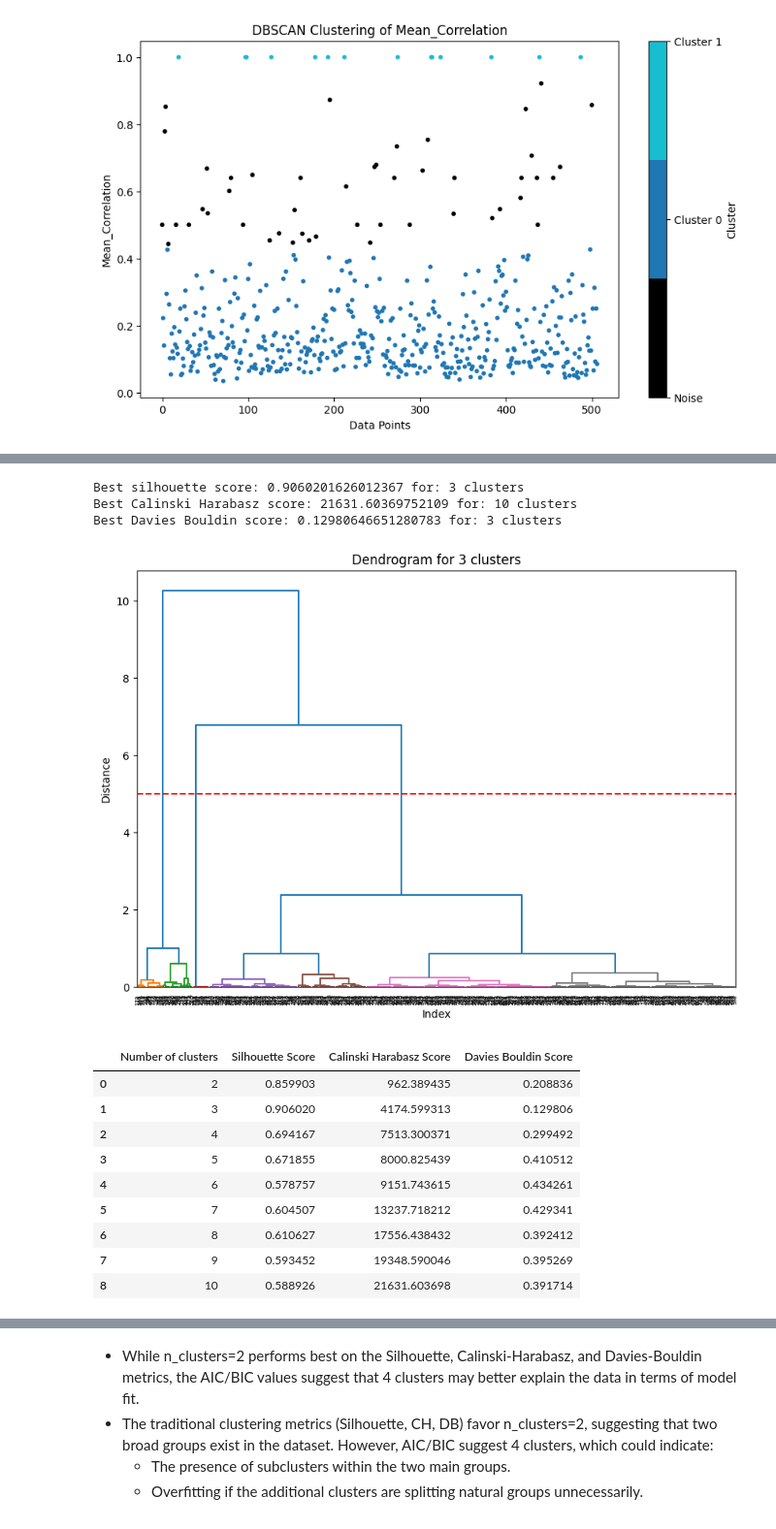
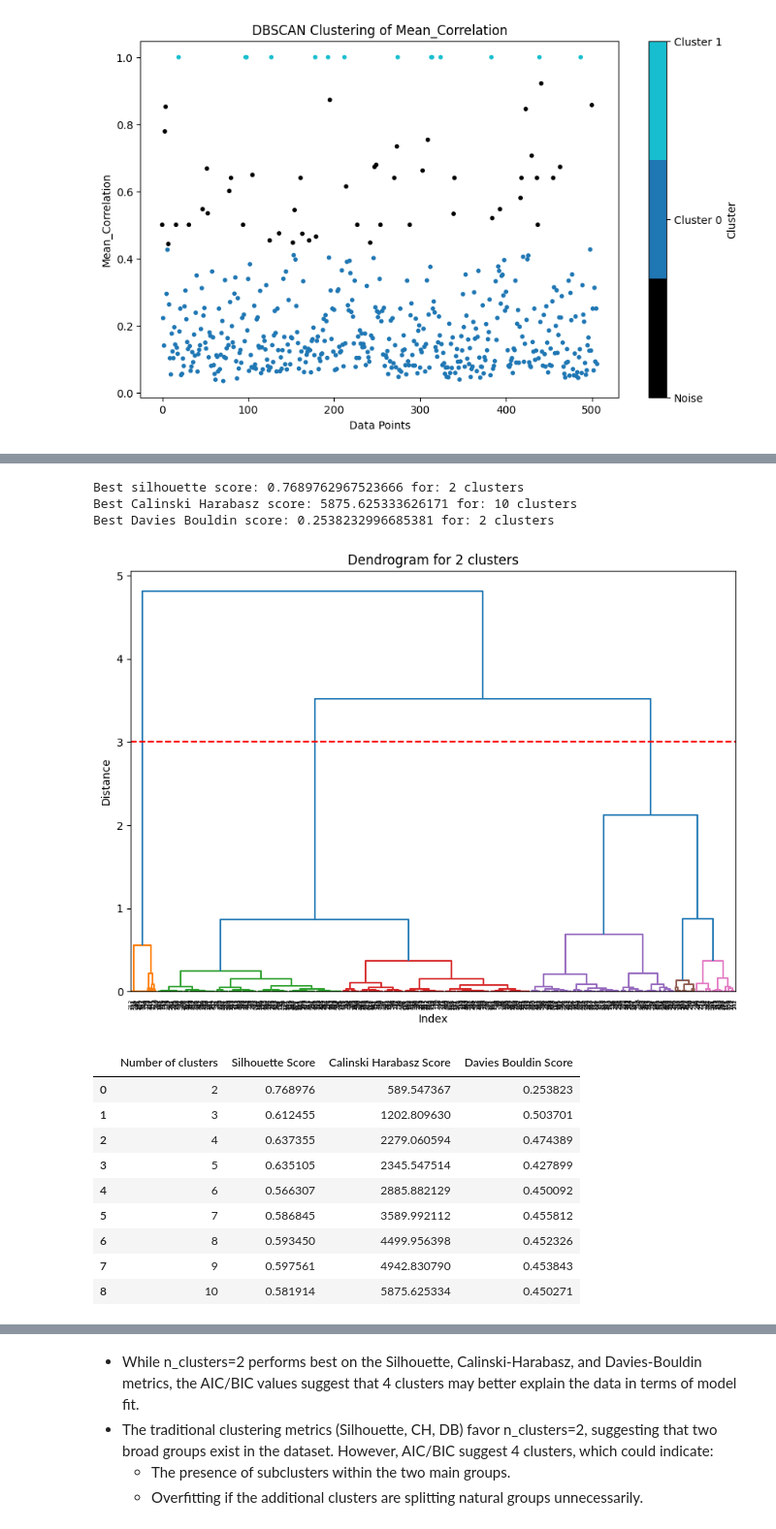
Before and after one commit to killica/Cluster-analysis-of-epigenome, a Jupyter notebook: ClusterAnalysisOfEpigenome.ipynb, the cells around one changed output, grey strips where cells are left out. Shown at 97% size. Cells and saved outputs as stored; diff of their text form; code cells hidden in the pictures.

```diff
--- a/ClusterAnalysisOfEpigenome.ipynb
+++ b/ClusterAnalysisOfEpigenome.ipynb
@@ -540,4 +628,7 @@ Best Log-Likelihood: 35586.5643 at {'n_clusters': 13}
 # %%
+# Input file:
+beta_values = pd.read_csv('beta_values.csv')
+
 # Apply Spectral Clustering for different number of clusters, searching for the most optimal one
 best_silhouette = -1
 optimal_silhouette = None # optimal number of clusters
@@ -579,4 +673,7 @@ Best Davies-Bouldin Score: 0.6350 Number of clusters: 9
 # %%
+# Input file
+beta_values = pd.read_csv('beta_values.csv')
+
 pca = PCA(n_components=2)  # Reduce to 2 components for visualization
 principal_components = pca.fit_transform(beta_values)
 explained_variance = pca.explained_variance_ratio_
@@ -746,4 +870,7 @@ regions_df.head()
 # %%
+# Input file
+regions_df = pd.read_csv('regions_df.csv')
+
 max_clusters = 10
 inertias = []
 silhouette_scores = []
@@ -798,4 +931,7 @@ Considering the above elbow graph, we can say that optimal number of clusters (w
 # %%
+# Input file
+regions_df = pd.read_csv('regions_df.csv')
+
 # Finding optimal eps using Distance Curve
 neigh = NearestNeighbors(n_neighbors=2)
 neigh.fit(regions_df)
@@ -930,4 +1074,7 @@ plt.show()
 # %%
+# Input file
+regions_df = pd.read_csv('regions_df.csv')
+
 data_values = regions_df.values
 
 # Using ward method to create linked data
@@ -946,46 +1093,46 @@ for n_clusters in range(2, max_clusters + 1):
     calinski_scores.append((n_clusters, cal))
     dav = davies_bouldin_score(data_values, clusters)
     davies_scores.append((n_clusters, dav))
 
 best_n_clusters_sil, best_silhouette_score = max(silhouette_scores, key=lambda x: x[1])
 best_n_clusters_cal, best_calinski_score = max(calinski_scores, key=lambda x: x[1])
 best_n_clusters_dav, best_davies_score = min(davies_scores, key=lambda x: x[1])
 
 print(f'Best silhouette score: {best_silhouette_score} for: {best_n_clusters_sil} clusters')
 print(f'Best Calinski Harabasz score: {best_calinski_score} for: {best_n_clusters_cal} clusters')
 print(f'Best Davies Bouldin score: {best_davies_score} for: {best_n_clusters_dav} clusters')
 
 # Dendrogram for best number of clusters - regarding silhouette
 best_clusters = fcluster(linked, t=best_n_clusters_sil, criterion='maxclust')
 plt.figure(figsize=(10, 7))
 dendrogram(linked, color_threshold=0.7)
-plt.axhline(y=5, color='r', linestyle='--')
+plt.axhline(y=3, color='r', linestyle='--')
 plt.title(f'Dendrogram for {best_n_clusters_sil} clusters')
 plt.xlabel('Index')
 plt.ylabel('Distance')
 plt.show()
 
 # Display all of the obtained metrics
 metrics_df = pd.DataFrame({
     'Number of clusters' : [i for i in range(2, max_clusters + 1)],
     'Silhouette Score': [sil[1] for sil in silhouette_scores],
     'Calinski Harabasz Score': [cal[1] for cal in calinski_scores],
     'Davies Bouldin Score': [dav[1] for dav in davies_scores]
 })
 metrics_df.head(10)
 # %% [output]
-Best silhouette score: 0.9060201626012367 for: 3 clusters
-Best Calinski Harabasz score: 21631.60369752109 for: 10 clusters
-Best Davies Bouldin score: 0.12980646651280783 for: 3 clusters
+Best silhouette score: 0.7689762967523666 for: 2 clusters
+Best Calinski Harabasz score: 5875.625333626171 for: 10 clusters
+Best Davies Bouldin score: 0.2538232996685381 for: 2 clusters
-[figure, old version]
+[figure, new version]
 |  | Number of clusters | Silhouette Score | Calinski Harabasz Score | Davies Bouldin Score |
-| 0 | 2 | 0.859903 | 962.389435 | 0.208836 |
-| 1 | 3 | 0.906020 | 4174.599313 | 0.129806 |
-| 2 | 4 | 0.694167 | 7513.300371 | 0.299492 |
-| 3 | 5 | 0.671855 | 8000.825439 | 0.410512 |
-| 4 | 6 | 0.578757 | 9151.743615 | 0.434261 |
-| 5 | 7 | 0.604507 | 13237.718212 | 0.429341 |
-| 6 | 8 | 0.610627 | 17556.438432 | 0.392412 |
-| 7 | 9 | 0.593452 | 19348.590046 | 0.395269 |
-| 8 | 10 | 0.588926 | 21631.603698 | 0.391714 |
+| 0 | 2 | 0.768976 | 589.547367 | 0.253823 |
+| 1 | 3 | 0.612455 | 1202.809630 | 0.503701 |
+| 2 | 4 | 0.637355 | 2279.060594 | 0.474389 |
+| 3 | 5 | 0.635105 | 2345.547514 | 0.427899 |
+| 4 | 6 | 0.566307 | 2885.882129 | 0.450092 |
+| 5 | 7 | 0.586845 | 3589.992112 | 0.455812 |
+| 6 | 8 | 0.593450 | 4499.956398 | 0.452326 |
+| 7 | 9 | 0.597561 | 4942.830790 | 0.453843 |
+| 8 | 10 | 0.581914 | 5875.625334 | 0.450271 |
 # %% [markdown]
```
Also changed, not shown: parts of 46 cells of this notebook, 6 other files.
